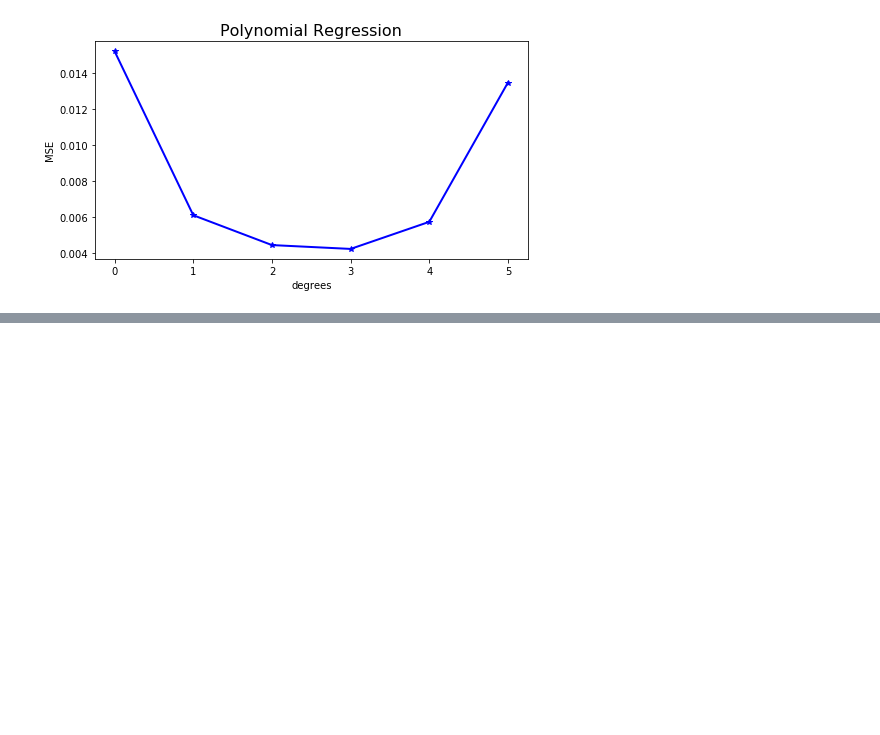
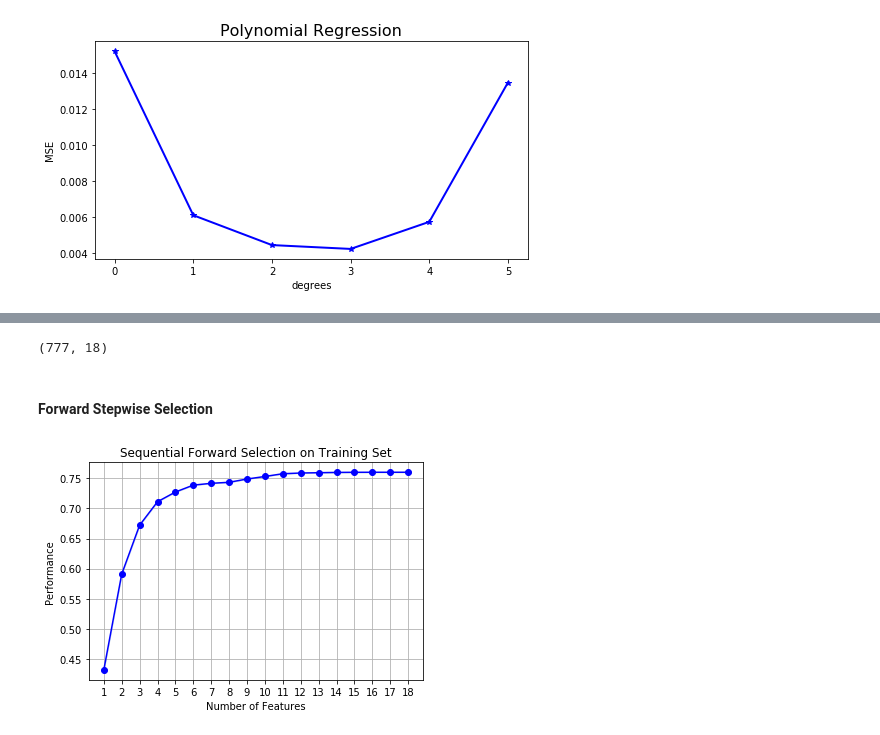
Before and after one commit to Morgan-Sell/islr-labs-exercises-python, a Jupyter notebook: exercises/07_beyond_linearity.ipynb, the cells around one changed output, grey strips where cells are left out. Drawn from its saved outputs; the diff is of its cells as text; code cells hidden in the pictures; blank space fills up the shorter version.

Commit message:
used mlxtend package to perform forward stepwise feature selection

```diff
--- a/exercises/07_beyond_linearity.ipynb
+++ b/exercises/07_beyond_linearity.ipynb
@@ -288,0 +297,5 @@ ch7_utils.calc_and_plot_mse_for_polynomial_degrees(X, y, degrees, cross_val)
+# %%
+url_path = os.path.abspath('..')
+college = pd.read_csv(url_path + '/data/College.csv', index_col=0)
+
+college.head()
@@ -288,0 +309,4 @@ ch7_utils.calc_and_plot_mse_for_polynomial_degrees(X, y, degrees, cross_val)
+# %%
+college = pd.get_dummies(college)
+
+college.head()
@@ -288,0 +320,30 @@ ch7_utils.calc_and_plot_mse_for_polynomial_degrees(X, y, degrees, cross_val)
+# %%
+X.shape
+# %% [output]
+(777, 18)
+# %%
+X = college.drop('Outstate', axis=1)
+y = college['Outstate']
+
+X_train, X_test, y_train, y_test = train_test_split(X, y, test_size=0.2, random_state=3)
+# %% [markdown]
+#### Forward Stepwise Selection
+# %%
+lin_reg = LinearRegression()
+
+sfs = SFS(lin_reg,
+          k_features = X.shape[1],
+          forward = True,
+          floating = False,
+          scoring = 'r2', # R-squared
+          cv = 0)
+
+sfs = sfs.fit(X_train.values, y_train) # as_matrix() is required for SFS
+
+fig = plot_sfs(sfs.get_metric_dict())
+
+plt.title('Sequential Forward Selection on Training Set')
+plt.grid()
+plt.show();
+# %% [output]
+[figure, added]
```
Also changed, not shown: parts of 8 cells of this notebook.
